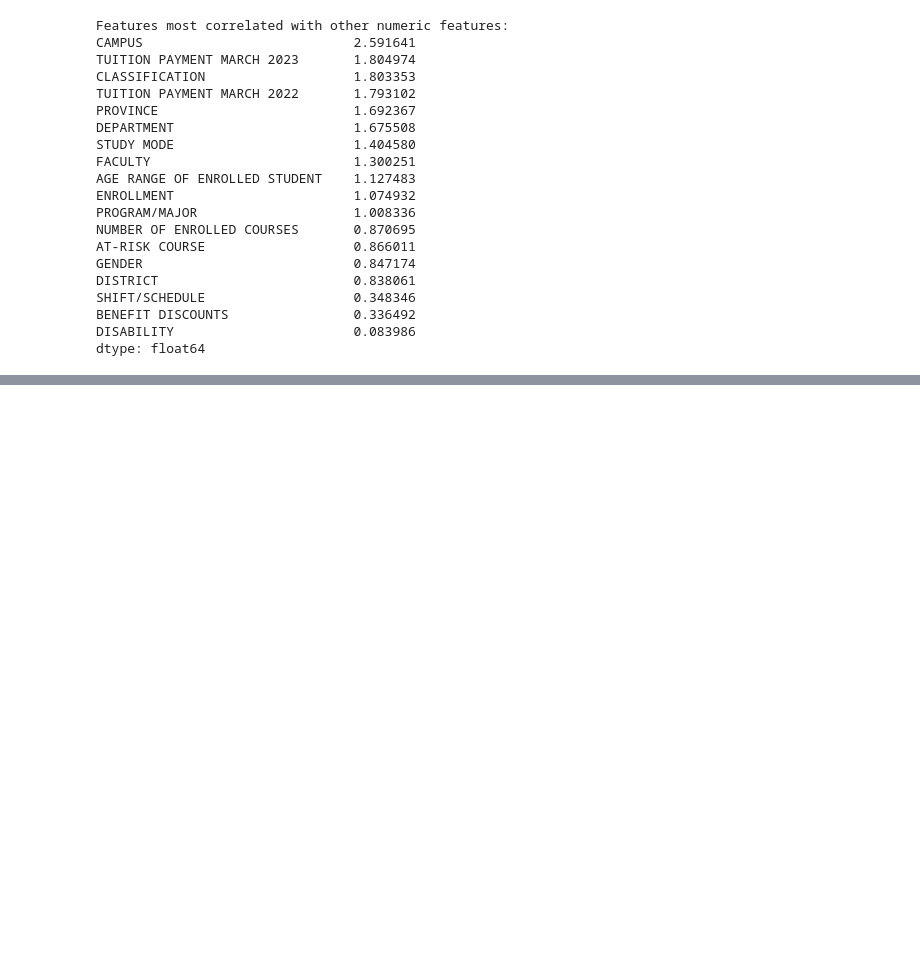
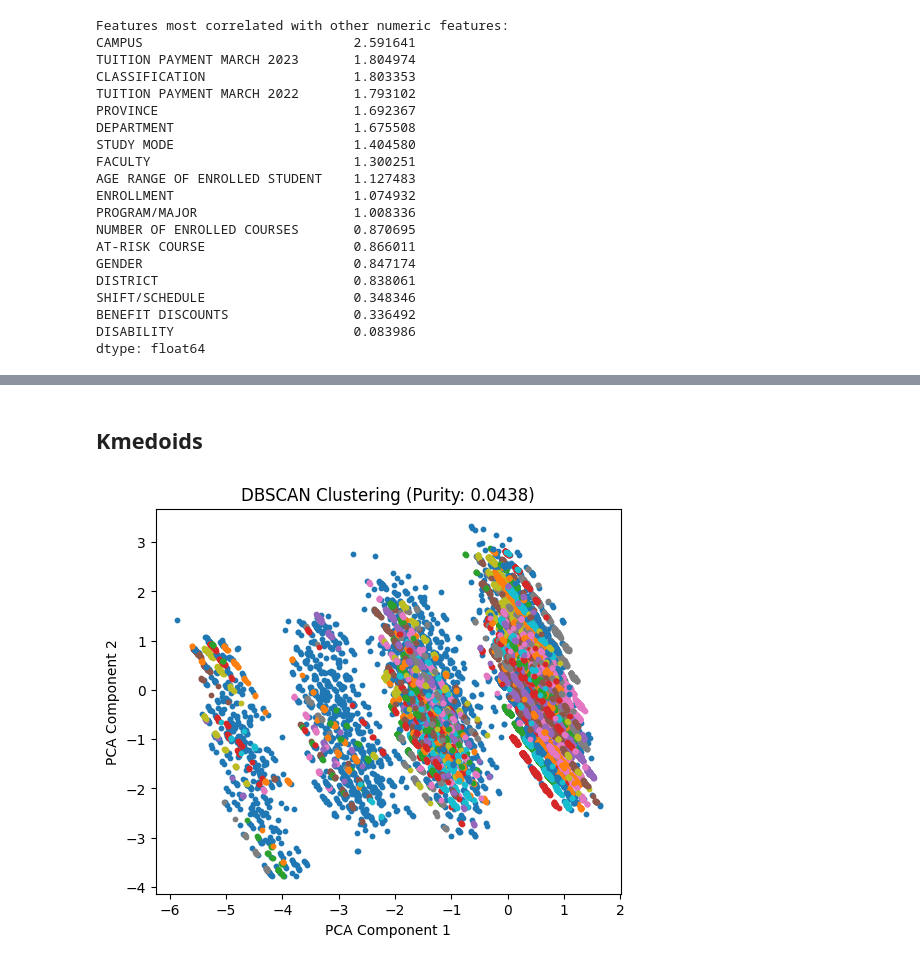
Before and after one commit to Peakkay/AI-Project, a Jupyter notebook: modelling.ipynb, the cells around one changed output, grey strips where cells are left out. Drawn from its saved outputs; the diff is of its cells as text; code cells hidden in the pictures; blank space fills up the shorter version.

```diff
--- a/modelling.ipynb
+++ b/modelling.ipynb
@@ -597,0 +660,30 @@ dtype: float64
+# %% [markdown]
+## Kmedoids
+# %%
+# Purity function
+def purity_score(y_true, y_pred):
+    contingency = confusion_matrix(y_true, y_pred)
+    row_ind, col_ind = linear_sum_assignment(-contingency)
+    return contingency[row_ind, col_ind].sum() / np.sum(contingency)
+
+# Plotting function
+def plot_clusters(X, labels, title):
+    plt.figure(figsize=(6, 5))
+    for label in np.unique(labels):
+        plt.scatter(X[labels == label, 0], X[labels == label, 1], label=f'Cluster {label}', s=10)
+    plt.title(title)
+    plt.xlabel('PCA Component 1')
+    plt.ylabel('PCA Component 2')
+    plt.show()
+# DBSCAN
+dbscan = DBSCAN(eps=0.9, min_samples=5)
+dbscan_labels = dbscan.fit_predict(X_scaled)
+# Remove noise (-1) for purity calculation if needed
+dbscan_valid = dbscan_labels != -1
+if len(np.unique(dbscan_labels[dbscan_valid])) > 0:
+    dbscan_purity = purity_score(y[dbscan_valid], dbscan_labels[dbscan_valid])
+else:
+    dbscan_purity = 0
+plot_clusters(X_pca, dbscan_labels, f'DBSCAN Clustering (Purity: {dbscan_purity:.4f})')
+# %% [output]
+[figure, added]
```
Also changed, not shown: parts of 5 cells of this notebook, 1 other file.
